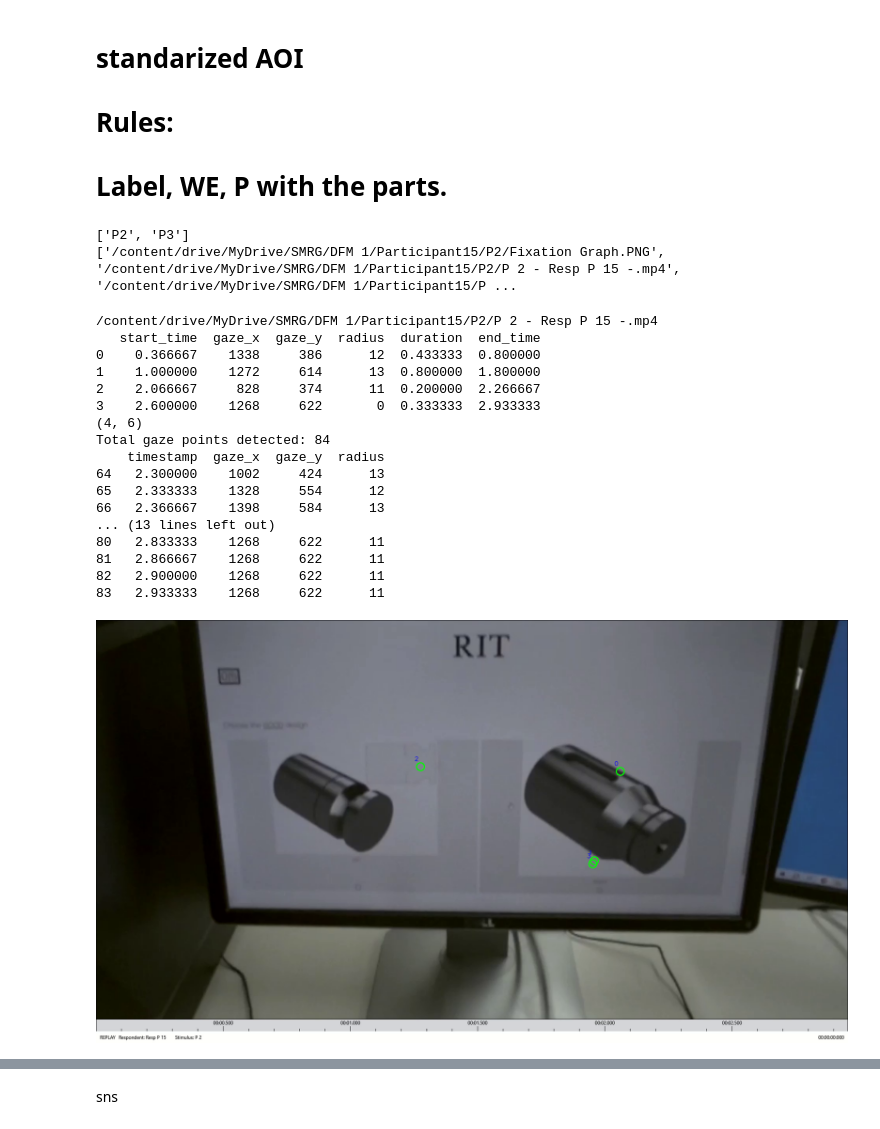
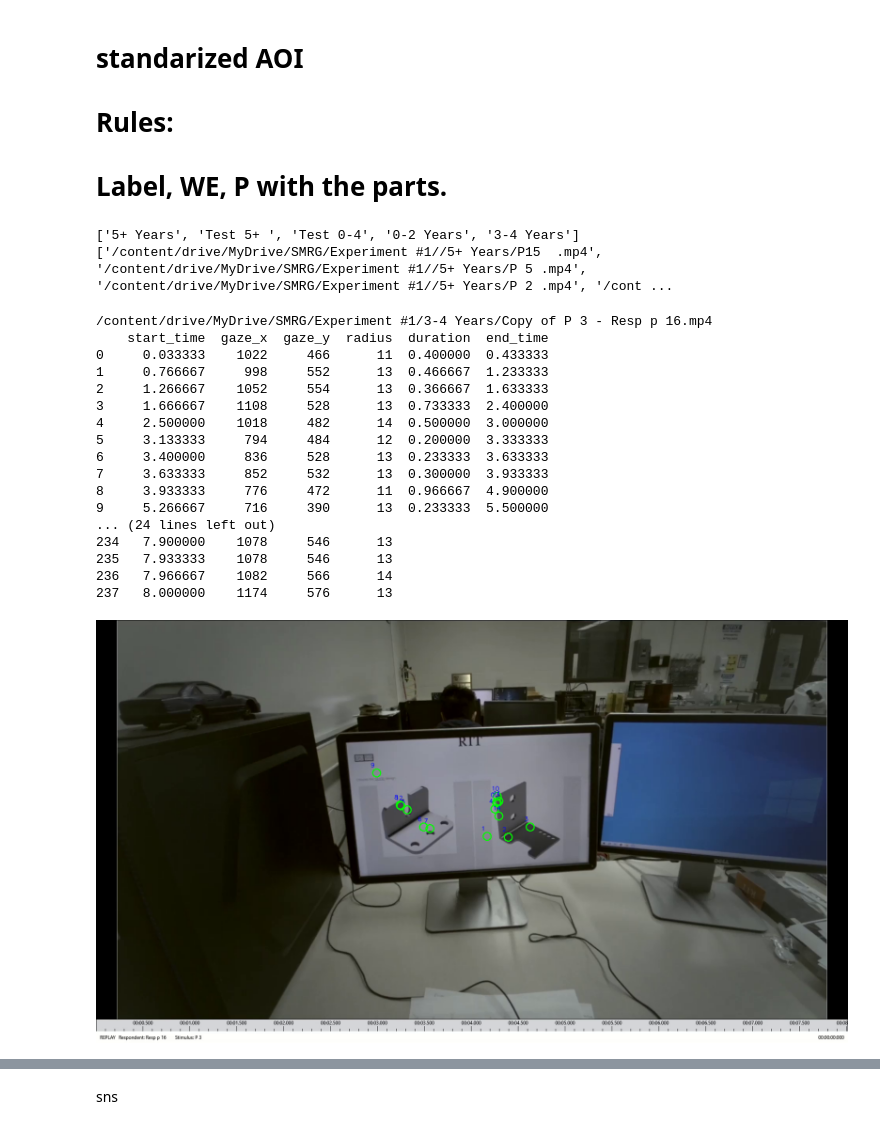
Before and after one commit to jb2467/SMRG_Video, a Jupyter notebook: SMRG.ipynb, the cells around one changed output, grey strips where cells are left out. Drawn from its saved outputs; the diff is of its cells as text; code cells hidden in the pictures.

```diff
--- a/SMRG.ipynb
+++ b/SMRG.ipynb
@@ -25,7 +23,7 @@ from google.colab.patches import cv2_imshow
 # Make areas of interest for all the part
 # %%
 
-path = '/content/drive/MyDrive/SMRG/DFM 1/Participant15'
+path = '/content/drive/MyDrive/SMRG/Experiment #1/'
 
 print(os.listdir(path))
 
@@ -39,23 +37,27 @@ for subfolder in subfolders:
       videos.append(path + '/' + subfolder + '/' + file)
 print(videos)
 # %% [output]
-['P2', 'P3']
-['/content/drive/MyDrive/SMRG/DFM 1/Participant15/P2/Fixation Graph.PNG', '/content/drive/MyDrive/SMRG/DFM 1/Participant15/P2/P 2 - Resp P 15 -.mp4', '/content/drive/MyDrive/SMRG/DFM 1/Participant15/P ...
+['5+ Years', 'Test 5+ ', 'Test 0-4', '0-2 Years', '3-4 Years']
+['/content/drive/MyDrive/SMRG/Experiment #1//5+ Years/P15  .mp4', '/content/drive/MyDrive/SMRG/Experiment #1//5+ Years/P 5 .mp4', '/content/drive/MyDrive/SMRG/Experiment #1//5+ Years/P 2 .mp4', '/cont ...
 # %%
 #20ms between fixations
 
-def analyze_eye_tracking_video(video_file, movement_threshold=5, min_fixation_duration=0.20, grace_period_frames=10):
+def analyze_eye_tracking_video(video_file, movement_threshold=5, min_fixation_duration=0.20, grace_period_frames=10, same_gaze_df = None, same_raw_df = None ):
     cap = cv2.VideoCapture(video_file)
-    gaze_data = []
+    gaze_data = [] if same_gaze_df is None else same_gaze_df.values.tolist()
+    raw_gaze_data = [] if same_raw_df is None else same_raw_df.values.tolist()
     prev_x, prev_y = None, None  # Track previous gaze point
     start_time = None
     grace_period_counter = 0
     raw_gaze_data = []
+
+
     if not cap.isOpened():
         print(f"Error: Unable to open video file {video_file}")
         return None
+    # Use actual FPS from video file
 
-    # Use actual FPS from video file
+
     fps = cap.get(cv2.CAP_PROP_FPS)
 
     while cap.isOpened():
@@ -125,52 +127,52 @@ def display_fixations_on_video(video_file, gaze_df):
         return
 
     ret, frame = cap.read()
     if not ret:
         print("Error: Unable to read the first frame")
         return
 
     real_frame = frame.copy()
 
     for index, row in gaze_df.iterrows():
         x, y, r = int(row['gaze_x']), int(row['gaze_y']), 10
         cv2.circle(real_frame, (x, y), r, (0, 255, 0), 2)
         cv2.putText(real_frame, str(index), (x - r - 5, y - r - 5), cv2.FONT_HERSHEY_SIMPLEX,
                     0.5, (255, 0, 0), 1, cv2.LINE_AA)
     cv2_imshow(real_frame)
 
     cap.release()
 # Example usage
-video_file = '/content/drive/MyDrive/SMRG/DFM 1/Participant15/P2/P 2 - Resp P 15 -.mp4'
+video_file = '/content/drive/MyDrive/SMRG/Experiment #1/3-4 Years/Copy of P 3 - Resp p 16.mp4'
 print(video_file)
 gaze_df, raw_df = analyze_eye_tracking_video(video_file)
 
 if gaze_df is not None:
     print(gaze_df.tail(20))
     print(gaze_df.shape)
     print(f"Total gaze points detected: {raw_df.shape[0]}")
     print(raw_df.tail(20))
     display_fixations_on_video(video_file, gaze_df)
 else:
     print("No valid gaze data to display.")
 # %% [output]
-/content/drive/MyDrive/SMRG/DFM 1/Participant15/P2/P 2 - Resp P 15 -.mp4
-   start_time  gaze_x  gaze_y  radius  duration  end_time
-0    0.366667    1338     386      12  0.433333  0.800000
-1    1.000000    1272     614      13  0.800000  1.800000
-2    2.066667     828     374      11  0.200000  2.266667
-3    2.600000    1268     622       0  0.333333  2.933333
-(4, 6)
-Total gaze points detected: 84
-    timestamp  gaze_x  gaze_y  radius
-64   2.300000    1002     424      13
-65   2.333333    1328     554      12
-66   2.366667    1398     584      13
-... (13 lines left out)
-80   2.833333    1268     622      11
-81   2.866667    1268     622      11
-82   2.900000    1268     622      11
-83   2.933333    1268     622      11
+/content/drive/MyDrive/SMRG/Experiment #1/3-4 Years/Copy of P 3 - Resp p 16.mp4
+    start_time  gaze_x  gaze_y  radius  duration  end_time
+0     0.033333    1022     466      11  0.400000  0.433333
+1     0.766667     998     552      13  0.466667  1.233333
+2     1.266667    1052     554      13  0.366667  1.633333
+3     1.666667    1108     528      13  0.733333  2.400000
+4     2.500000    1018     482      14  0.500000  3.000000
+5     3.133333     794     484      12  0.200000  3.333333
+6     3.400000     836     528      13  0.233333  3.633333
+7     3.633333     852     532      13  0.300000  3.933333
+8     3.933333     776     472      11  0.966667  4.900000
+9     5.266667     716     390      13  0.233333  5.500000
+... (24 lines left out)
+234   7.900000    1078     546      13
+235   7.933333    1078     546      13
+236   7.966667    1082     566      14
+237   8.000000    1174     576      13
-[figure, old version]
+[figure, new version]
 # %%
 
 plt.figure(figsize=(8, 6))
```
Also changed, not shown: parts of 23 cells of this notebook.
